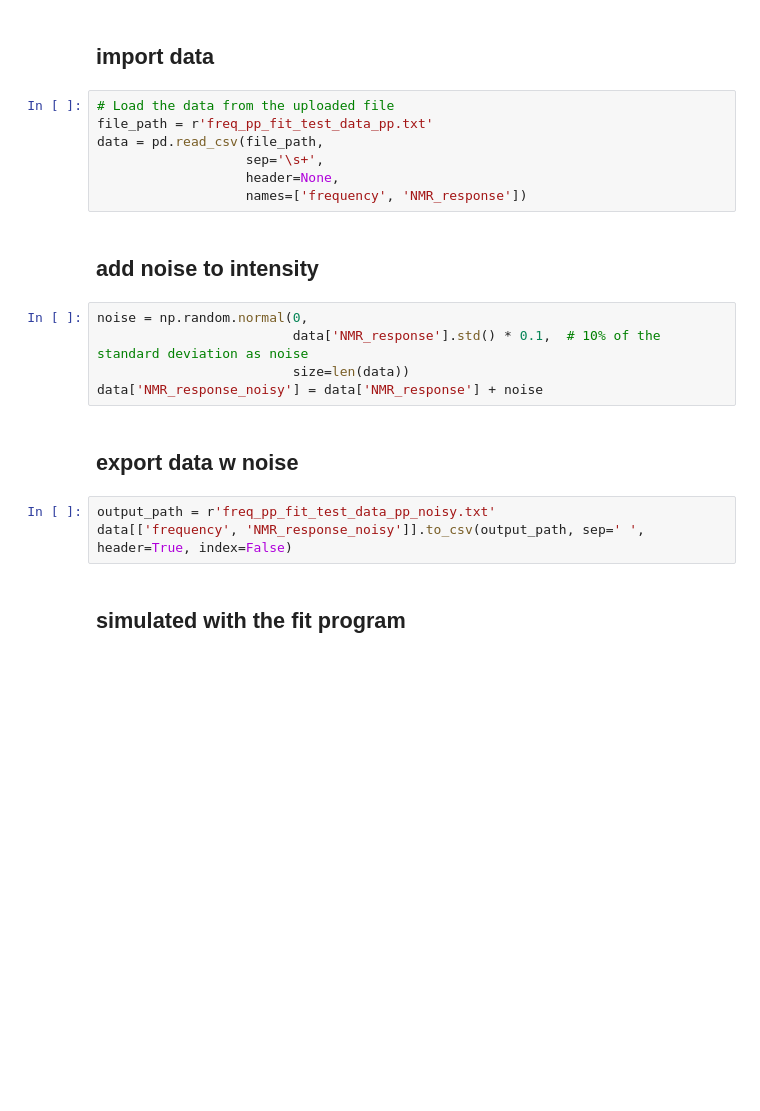
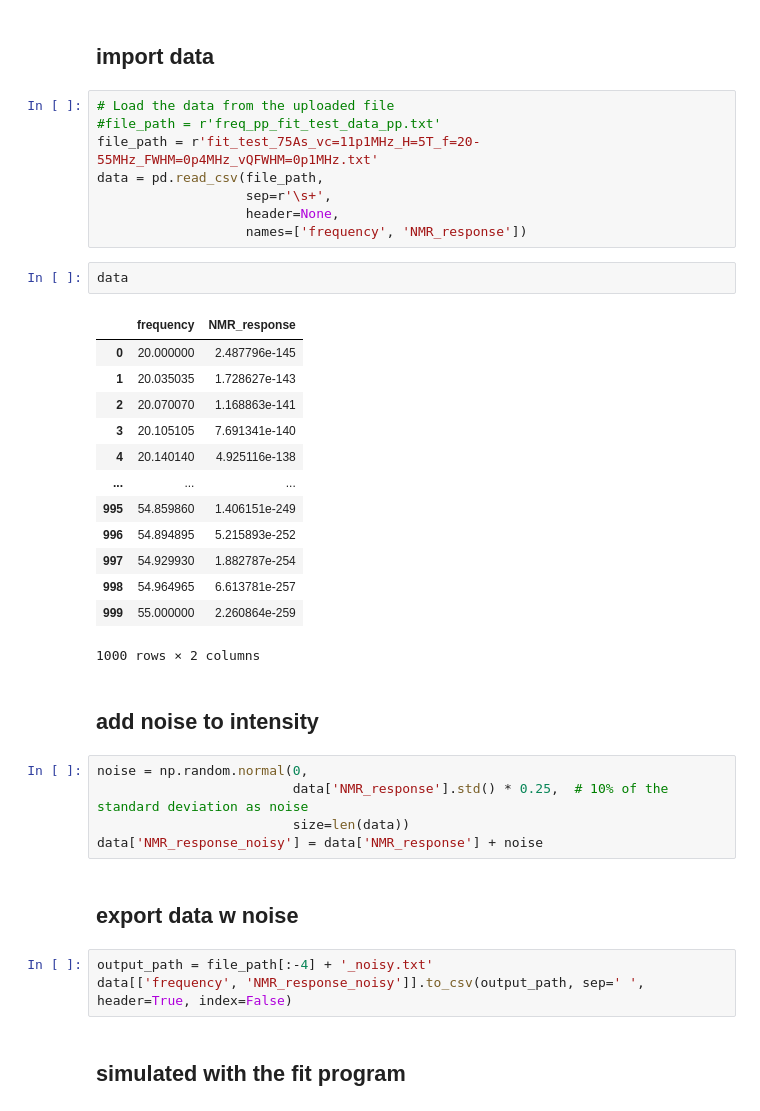
Before and after one commit to apdioguardi/pySimNMR, a Jupyter notebook: testing/add_noise_to_simulated_data.ipynb, the cells around one changed output. Drawn from its saved outputs; the diff is of its cells as text; blank space fills up the shorter version.

```diff
--- a/testing/add_noise_to_simulated_data.ipynb
+++ b/testing/add_noise_to_simulated_data.ipynb
@@ -10,22 +10,39 @@ import matplotlib.pyplot as plt
 ## import data
 # %%
 # Load the data from the uploaded file
-file_path = r'freq_pp_fit_test_data_pp.txt'
+#file_path = r'freq_pp_fit_test_data_pp.txt'
+file_path = r'fit_test_75As_vc=11p1MHz_H=5T_f=20-55MHz_FWHM=0p4MHz_vQFWHM=0p1MHz.txt'
 data = pd.read_csv(file_path,
-                   sep='\s+',
+                   sep=r'\s+',
                    header=None,
                    names=['frequency', 'NMR_response'])
+# %%
+data
+# %% [output]
+|  | frequency | NMR_response |
+| 0 | 20.000000 | 2.487796e-145 |
+| 1 | 20.035035 | 1.728627e-143 |
+| 2 | 20.070070 | 1.168863e-141 |
+| 3 | 20.105105 | 7.691341e-140 |
+| 4 | 20.140140 | 4.925116e-138 |
+| ... | ... | ... |
+| 995 | 54.859860 | 1.406151e-249 |
+| 996 | 54.894895 | 5.215893e-252 |
+| 997 | 54.929930 | 1.882787e-254 |
+| 998 | 54.964965 | 6.613781e-257 |
+| 999 | 55.000000 | 2.260864e-259 |
+1000 rows × 2 columns
 # %% [markdown]
 ## add noise to intensity
 # %%
 noise = np.random.normal(0,
-                         data['NMR_response'].std() * 0.1,  # 10% of the standard deviation as noise
+                         data['NMR_response'].std() * 0.25,  # 10% of the standard deviation as noise
                          size=len(data))
 data['NMR_response_noisy'] = data['NMR_response'] + noise
 # %% [markdown]
 ## export data w noise
 # %%
-output_path = r'freq_pp_fit_test_data_pp_noisy.txt'
+output_path = file_path[:-4] + '_noisy.txt'
 data[['frequency', 'NMR_response_noisy']].to_csv(output_path, sep=' ', header=True, index=False)
 # %% [markdown]
 ## simulated with the fit program
```
Also changed, not shown: 12 other files.
